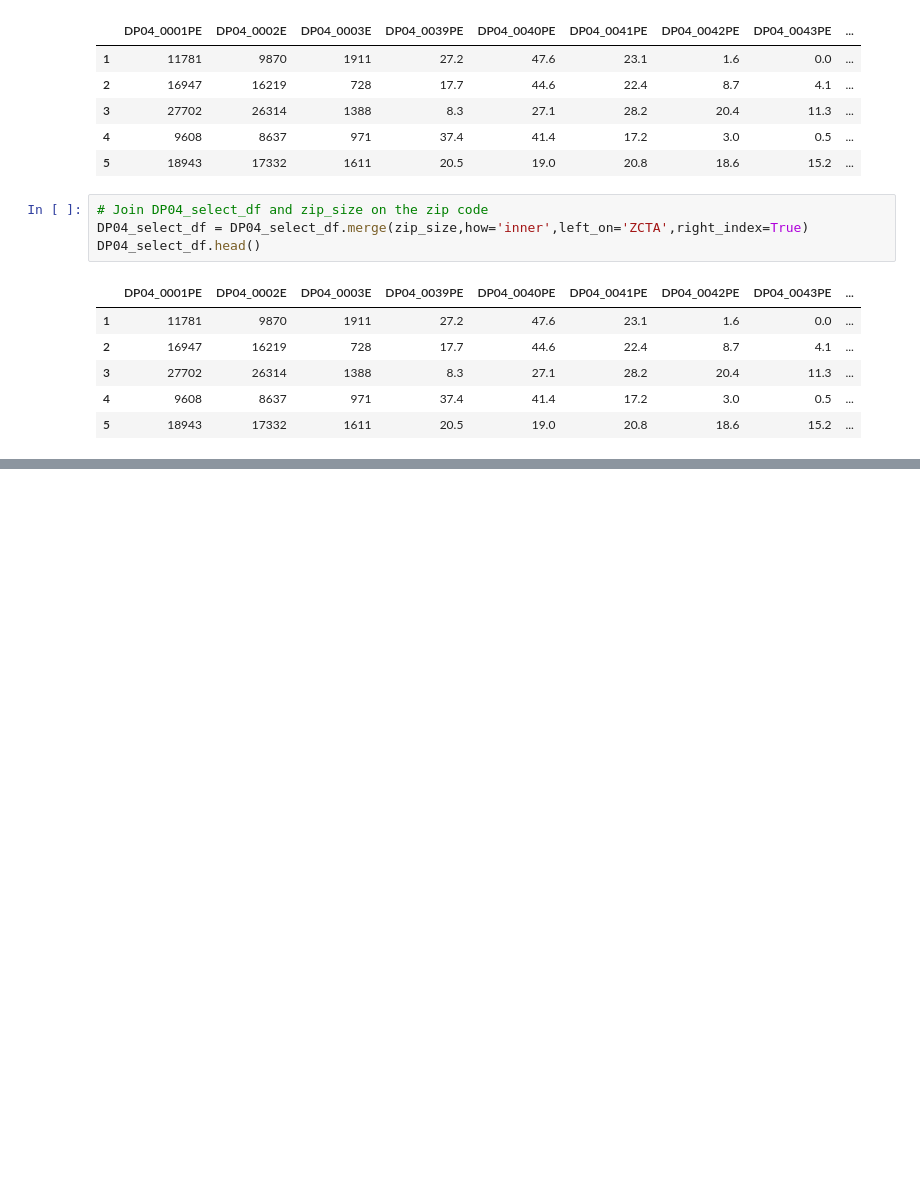
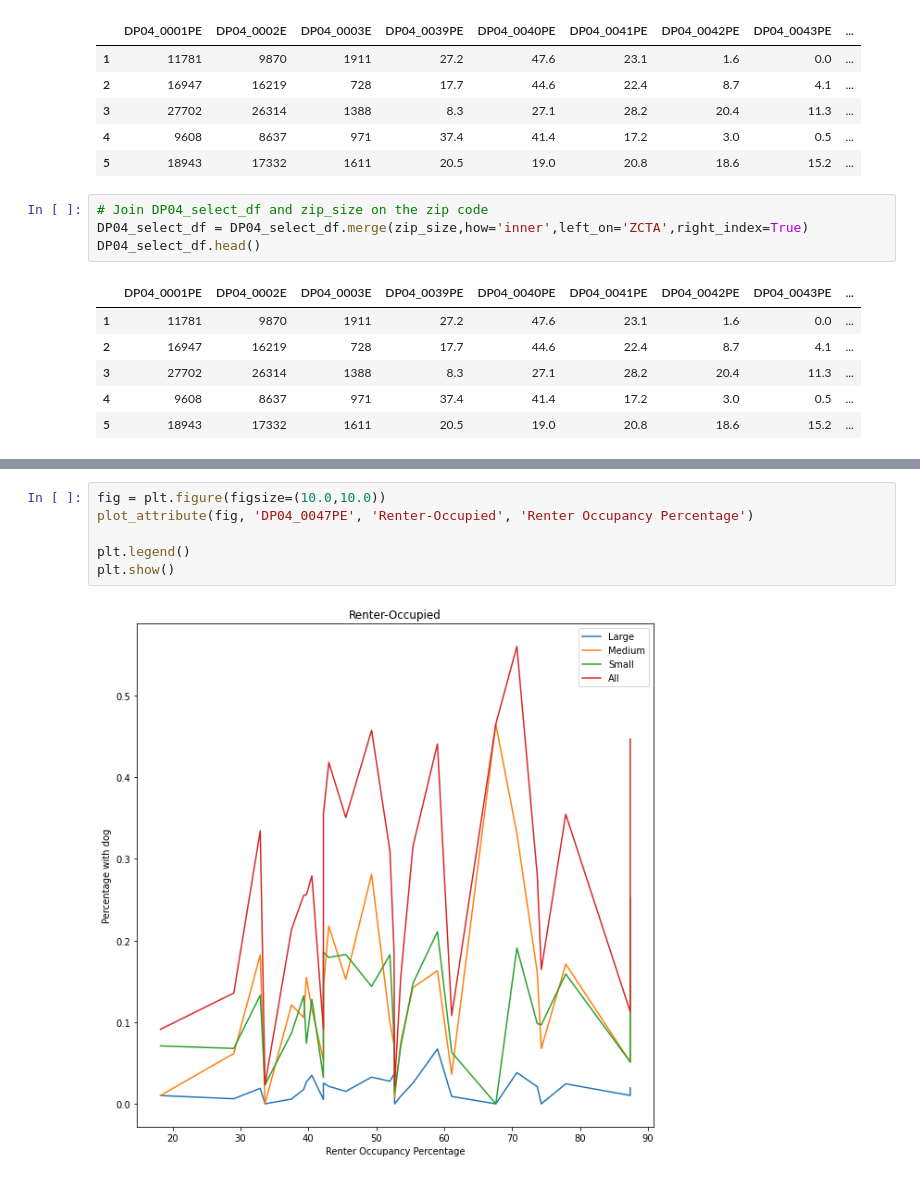
Before and after one commit to MrLRTripp/SeattleHousingwithPets, a Jupyter notebook: SeattlePets.ipynb, the cells around one changed output, grey strips where cells are left out. Cells and saved outputs as stored; diff of their text form; blank space fills up the shorter version.

```diff
--- a/SeattlePets.ipynb
+++ b/SeattlePets.ipynb
@@ -476,0 +510,8 @@ DP04_select_df.head()
+# %%
+fig = plt.figure(figsize=(10.0,10.0))
+plot_attribute(fig, 'DP04_0047PE', 'Renter-Occupied', 'Renter Occupancy Percentage')
+
+plt.legend()
+plt.show()
+# %% [output]
+[figure, added]
```
Also changed, not shown: parts of 10 cells of this notebook.
